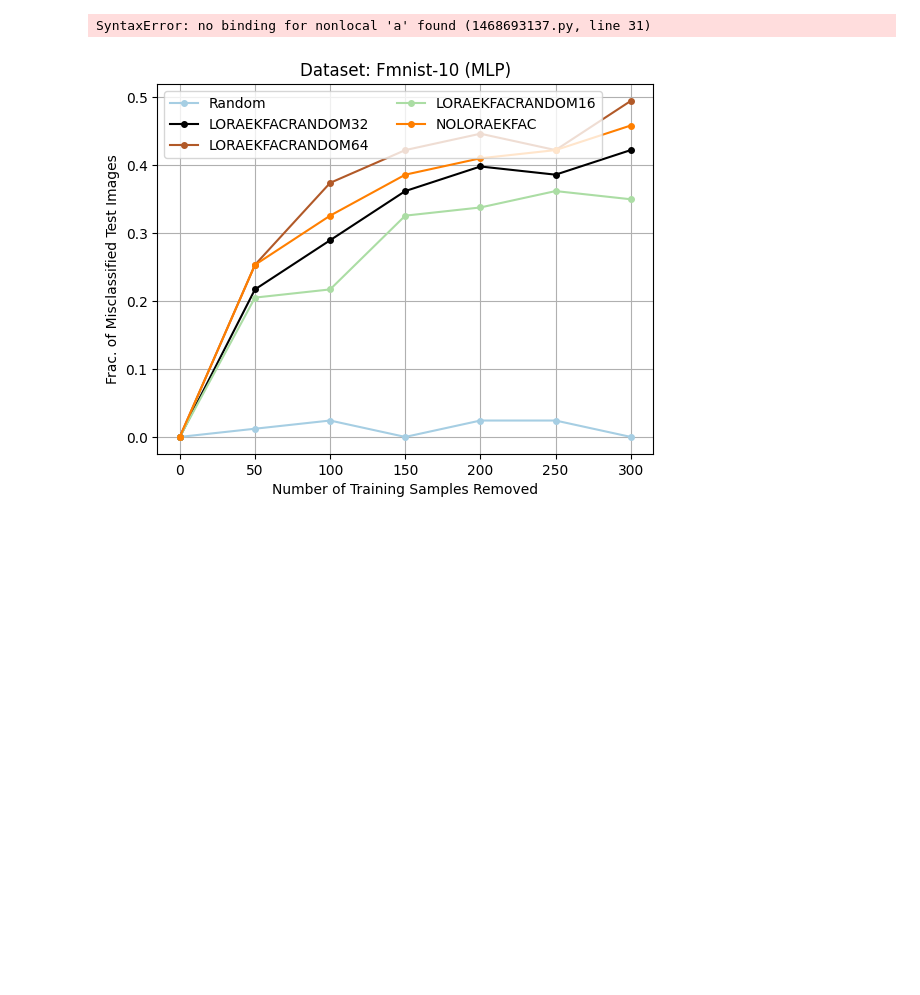
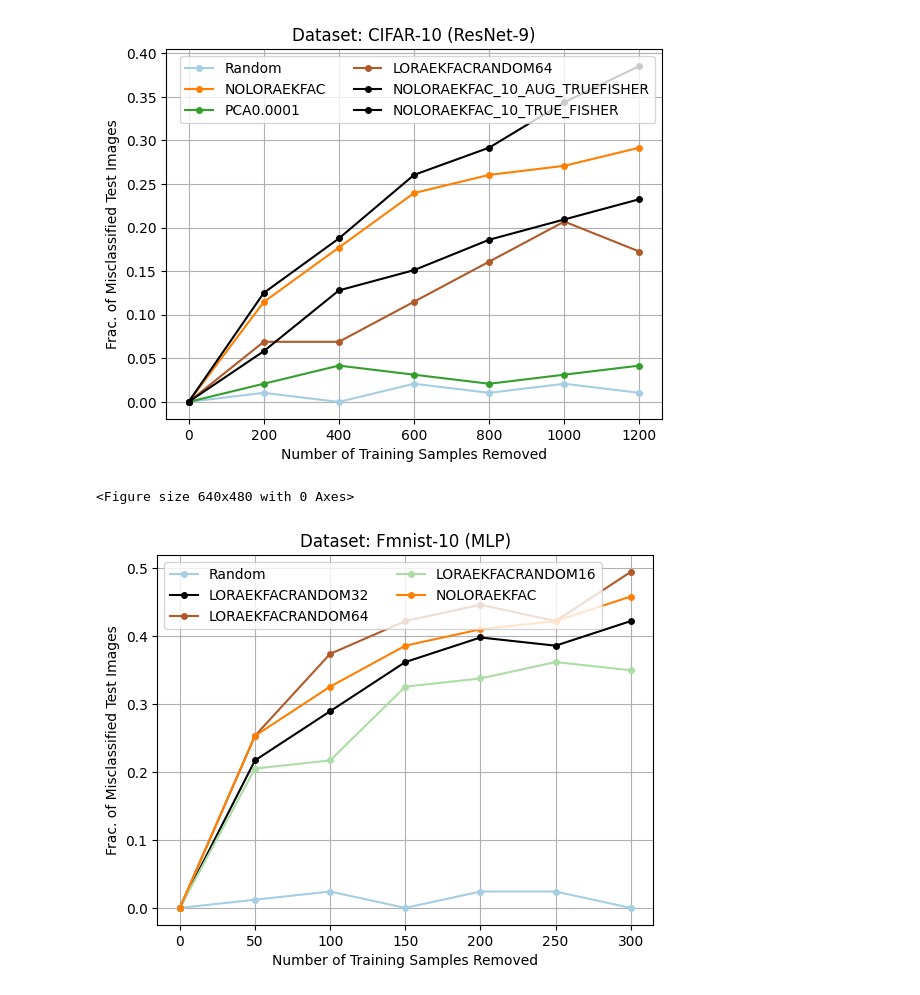
Before and after one commit to logix-project/logix, a Jupyter notebook: examples/notebooks/cifar10/plot_emsemble_brittleness.ipynb, the cells around one changed output. Drawn from its saved outputs; the diff is of its cells as text; code cells hidden in the pictures; blank space fills up the shorter version.

```diff
--- a/examples/notebooks/cifar10/plot_emsemble_brittleness.ipynb
+++ b/examples/notebooks/cifar10/plot_emsemble_brittleness.ipynb
@@ -12,26 +12,21 @@ from examples.plotting_utils import (
     init_plotting,
 )
 # %%
-a = None
 def main(data_name: str) -> None:
     algo_name_lst = [
         "random",
-        # "representation_similarity_dot",
-        # "tracin_dot",
-        # "tracin_cos",
-        # "trak",
-        # "if_d1e-08",
-        # "unif_average",
-        # "unif_segment",
         # "pca1e-06",
         "noLoraEkfac",
         "pca0.0001",
         "loraEkfacrandom64",
-        "loraEkfacorthogonal64",
-        "loraEkfacpca64",
-        "loraEkfacrandom64_damping0.001",
-        "loraEkfacrandom64_damping1e-05",
-        "noLoraEkfacAugTrueFisher"
+        # "loraEkfacorthogonal64",
+        # "loraEkfacpca64",
+        # "loraEkfacrandom64_damping0.001",
+        # "loraEkfacrandom64_damping1e-05",
+        # "noLoraEkfacAugTrueFisher",
+        "noLoraEkfac_10_aug_trueFisher",
+        "noLoraEkfac_10_true_fisher"
+        # "noLoraEkfacrandom16_singleModel_aug_trueFisher"
     ]
 
     base = 0.0
@@ -40,34 +35,35 @@ def main(data_name: str) -> None:
 
     for algo_name in algo_name_lst:
         results = torch.load(
             f"../../files/ensemble_brittleness_results/data_{data_name.lower()}/{algo_name}.pt"
         )
 
         results = np.array(results["results"])
         avg_results = results.sum(0) / results.shape[0]
         plt.plot(
             [0] + intervals,
             [base] + list(avg_results),
             "o-",
             label=get_name(algo_name),
             c=get_color(algo_name),
             markersize=MARKER_SIZE,
         )
 
     plt.legend(ncol=2)
     plt.title("Dataset: CIFAR-10 (ResNet-9)")
 
     plt.ylabel("Frac. of Misclassified Test Images")
     plt.xlabel("Number of Training Samples Removed")
     plt.grid()
     plt.show()
     plt.clf()
 
 
 if __name__ == "__main__":
     main(data_name="cifar10")
 # %% [output]
+[figure, added]
-SyntaxError: no binding for nonlocal 'a' found (1468693137.py, line 31)
+<Figure size 640x480 with 0 Axes>
 # %%
 ans = None
 algo_name = "loraEkfacpca64_10"
```
Also changed, not shown: parts of 3 cells of this notebook, 7 other files.
